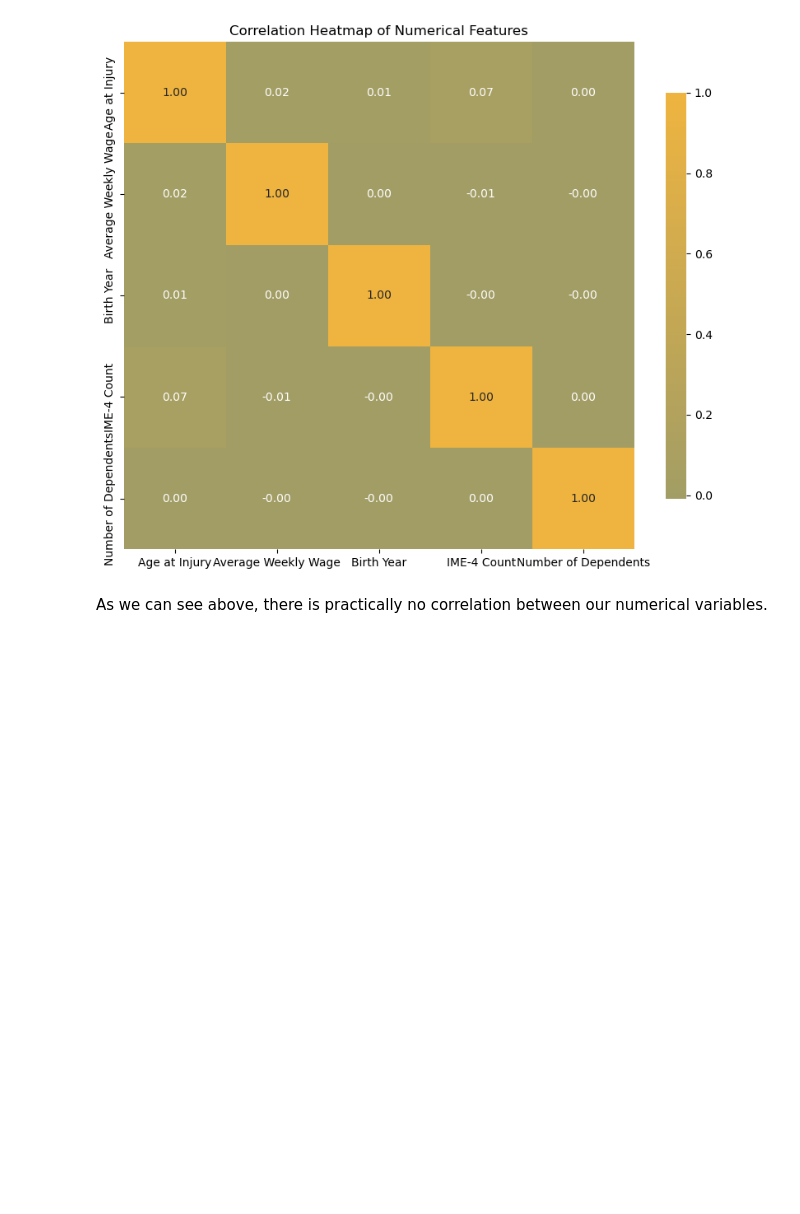
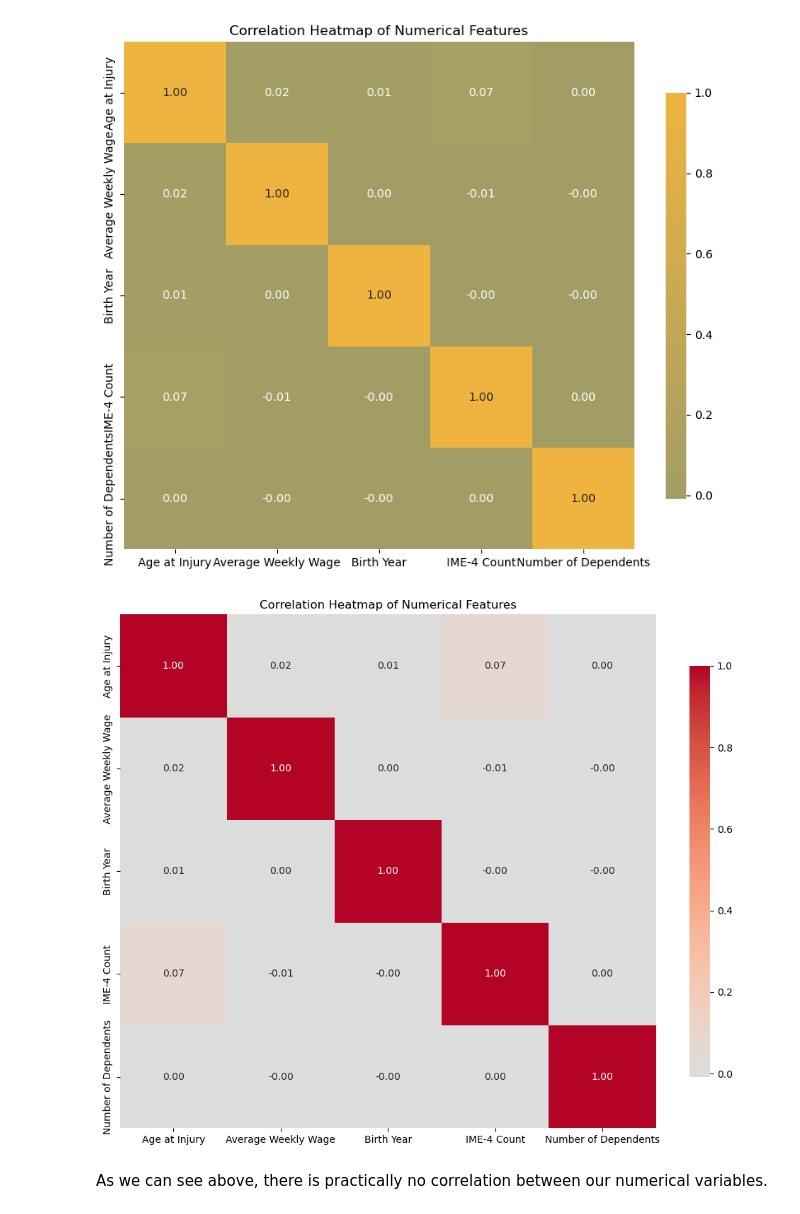
Before and after one commit to Gomsofi06/Machine_Learning_NOVAIMS, a Jupyter notebook: 01_Initial_EDA.ipynb, the cells around one changed output. Saved outputs shown, nothing was run; the diff lists cells and outputs as text; code cells hidden in the pictures; blank space fills up the shorter version.

```diff
--- a/01_Initial_EDA.ipynb
+++ b/01_Initial_EDA.ipynb
@@ -677,6 +623,10 @@ plt.title('Correlation Heatmap of Numerical Features')
 plt.show()
 # %% [output]
 [figure]
+# %%
+plot_correlation_heatmap(numerical_df)
+# %% [output]
+[figure, added]
 # %% [markdown]
 As we can see above, there is practically no correlation between our numerical variables.
 # %% [markdown]
```
Also changed, not shown: parts of 12 cells of this notebook, 1 other file.
